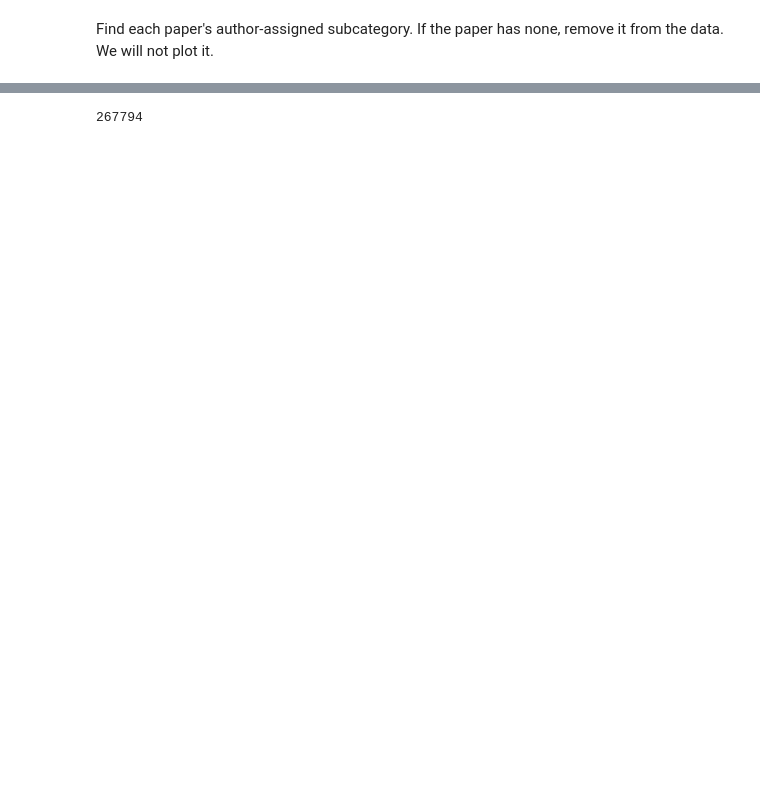
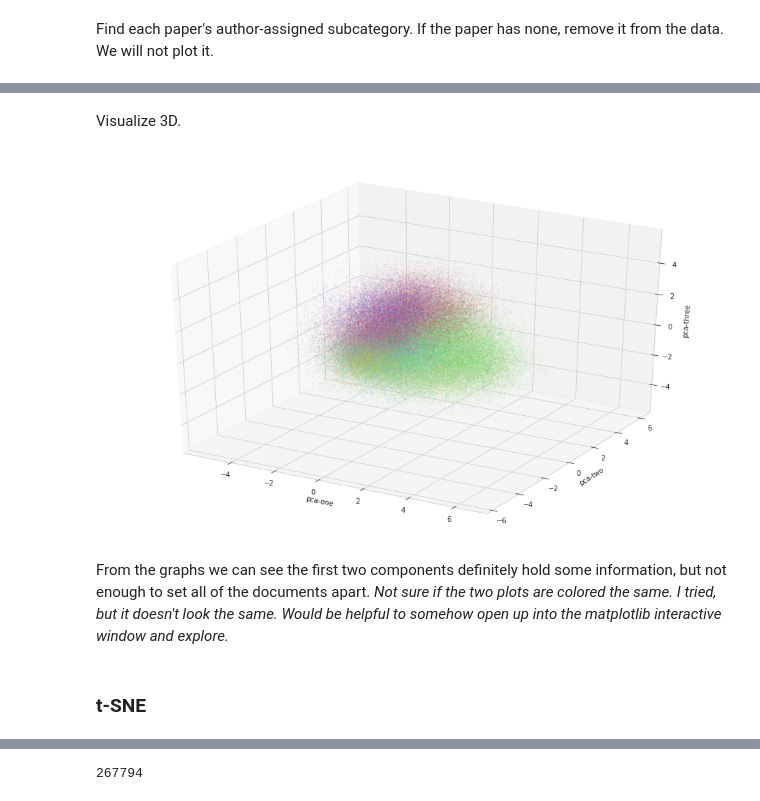
Before and after one commit to brienna/MS_thesis, a Jupyter notebook: notebooks/2020_04_03_abstracts_doc2vec.ipynb, the cells around one changed output, grey strips where cells are left out. Saved outputs shown, nothing was run; the diff lists cells and outputs as text; code cells hidden in the pictures; blank space fills up the shorter version.

```diff
--- a/notebooks/2020_04_03_abstracts_doc2vec.ipynb
+++ b/notebooks/2020_04_03_abstracts_doc2vec.ipynb
@@ -224,0 +212,6 @@ Load TSNE data:
+# %%
+colors = ['red', 'black', 'blue', 'purple', 'orange', 'yellow', 'green', 'brown']
+label_indices = []
+for label in labels:
+    label_indices.append(subdomain_names.index(label))
+label_indices
@@ -224,0 +275,23 @@ Load TSNE data:
+# %% [markdown]
+Visualize 3D.
+# %%
+ax = plt.figure(figsize=(16,10)).gca(projection='3d')
+ax.scatter(
+    xs=pca_result_3_mod[:,0],
+    ys=pca_result_3_mod[:,1],
+    zs=pca_result_3_mod[:,2],
+    c=label_indices,
+    alpha=0.1,
+    cmap=ListedColormap(sns.color_palette("hls", len(subdomain_names))),
+    s=0.5
+)
+ax.set_xlabel('pca-one')
+ax.set_ylabel('pca-two')
+ax.set_zlabel('pca-three')
+plt.show()
+# %% [output]
+[figure, added]
+# %% [markdown]
+From the graphs we can see the first two components definitely hold some information, but not enough to set all of the documents apart. *Not sure if the two plots are colored the same. I tried, but it doesn't look the same. Would be helpful to somehow open up into the matplotlib interactive window and explore.*
+# %% [markdown]
+### t-SNE
```
Also changed, not shown: parts of 93 cells of this notebook.
